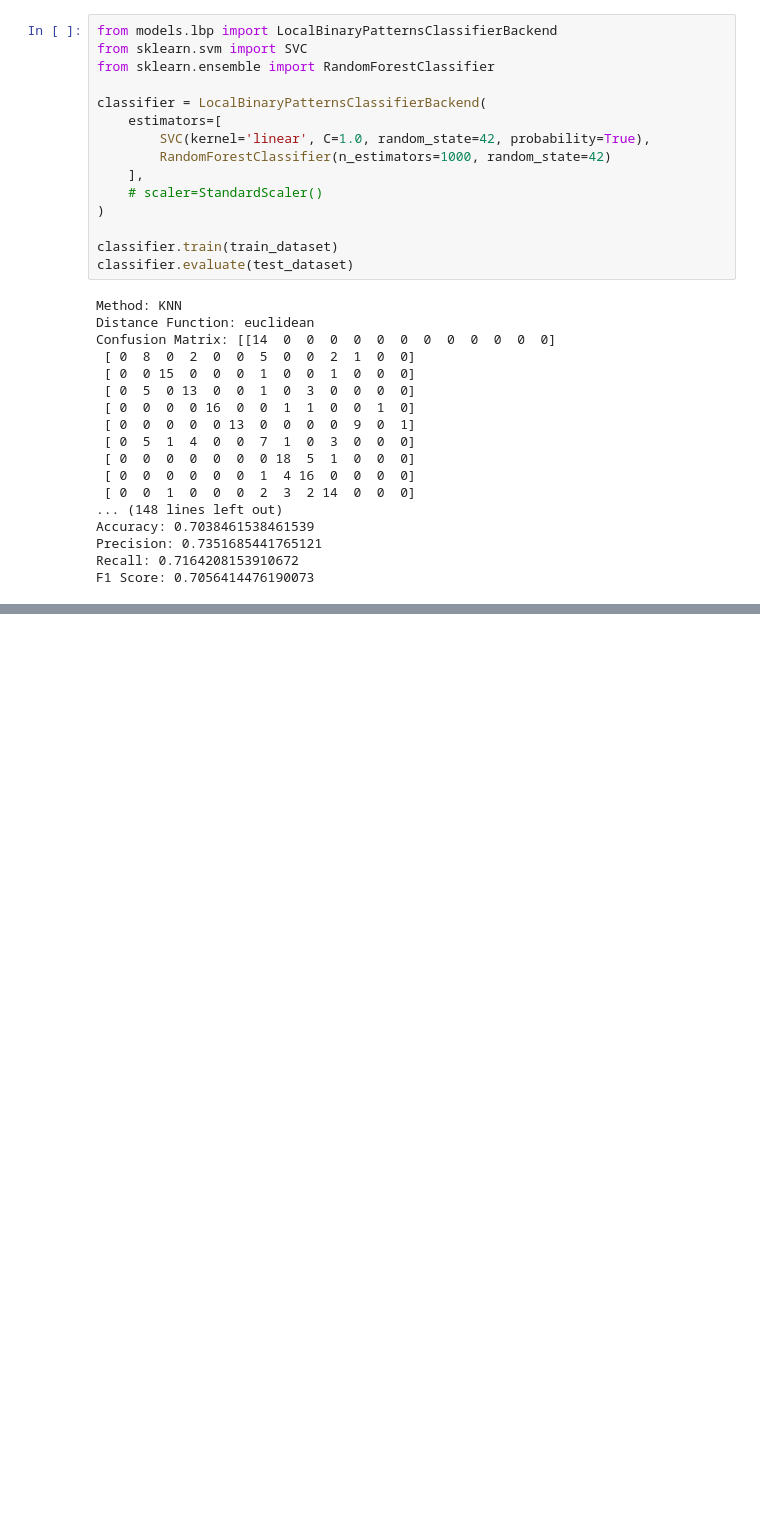
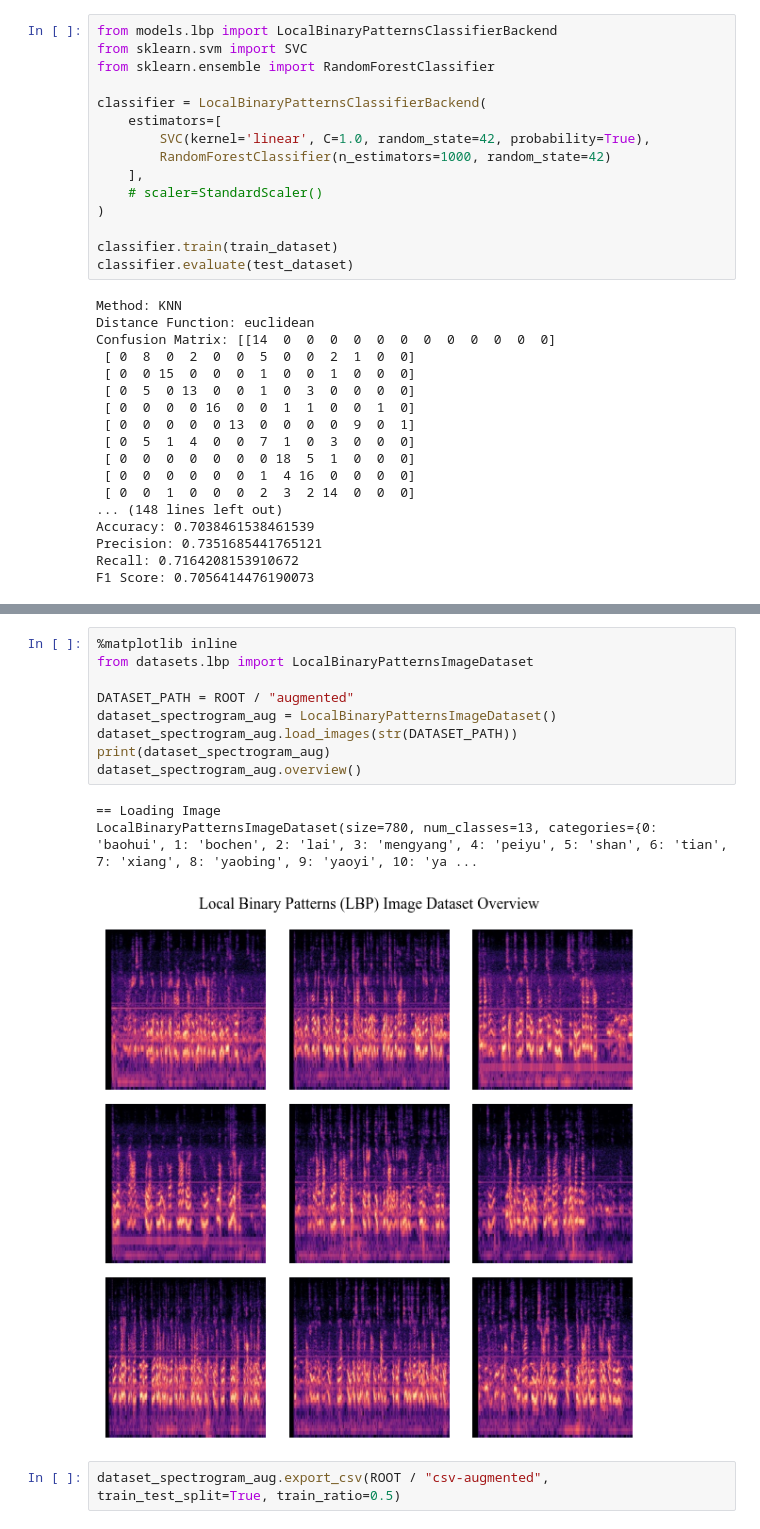
Before and after one commit to 6ixGODD/voice-recognition, a Jupyter notebook: notebooks/voice_recognition.ipynb, the cells around one changed output, grey strips where cells are left out. Cells and saved outputs as stored; diff of their text form; blank space fills up the shorter version.

```diff
--- a/notebooks/voice_recognition.ipynb
+++ b/notebooks/voice_recognition.ipynb
@@ -145,0 +189,15 @@ F1 Score: 0.7056414476190073
+# %%
+%matplotlib inline
+from datasets.lbp import LocalBinaryPatternsImageDataset
+
+DATASET_PATH = ROOT / "augmented"
+dataset_spectrogram_aug = LocalBinaryPatternsImageDataset()
+dataset_spectrogram_aug.load_images(str(DATASET_PATH))
+print(dataset_spectrogram_aug)
+dataset_spectrogram_aug.overview()
+# %% [output]
+== Loading Image
+LocalBinaryPatternsImageDataset(size=780, num_classes=13, categories={0: 'baohui', 1: 'bochen', 2: 'lai', 3: 'mengyang', 4: 'peiyu', 5: 'shan', 6: 'tian', 7: 'xiang', 8: 'yaobing', 9: 'yaoyi', 10: 'ya ...
+[figure, added]
+# %%
+dataset_spectrogram_aug.export_csv(ROOT / "csv-augmented", train_test_split=True, train_ratio=0.5)
```
Also changed, not shown: parts of 18 cells of this notebook, 23 other files.
